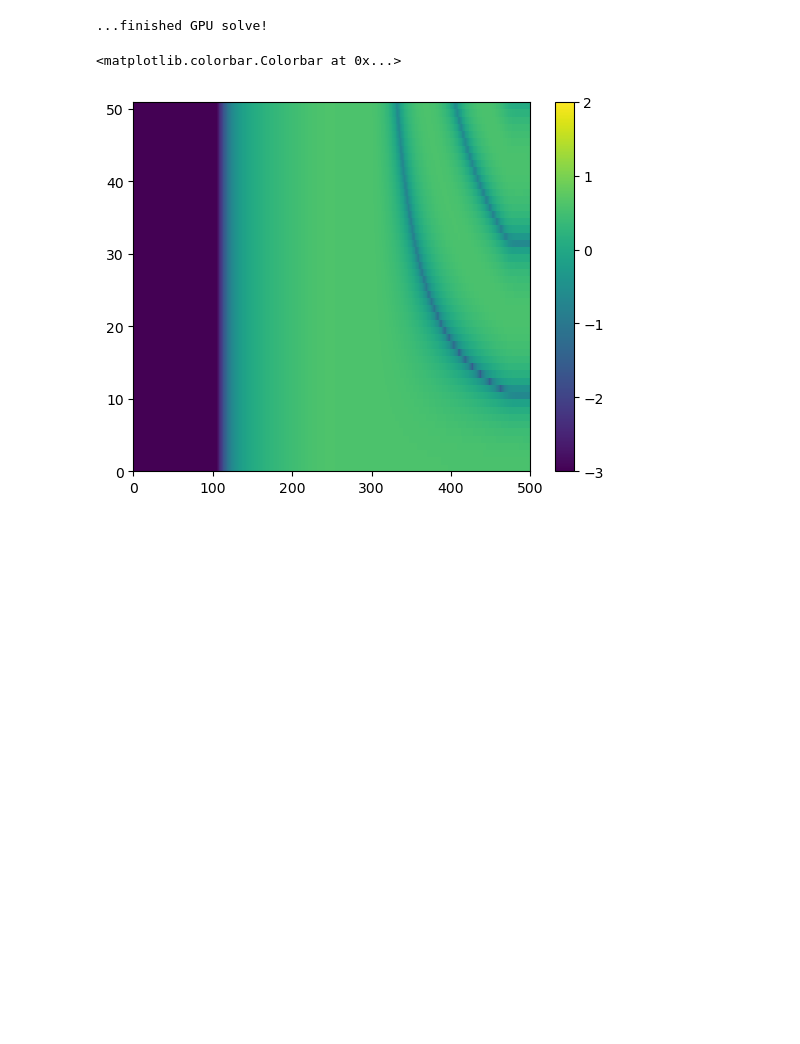
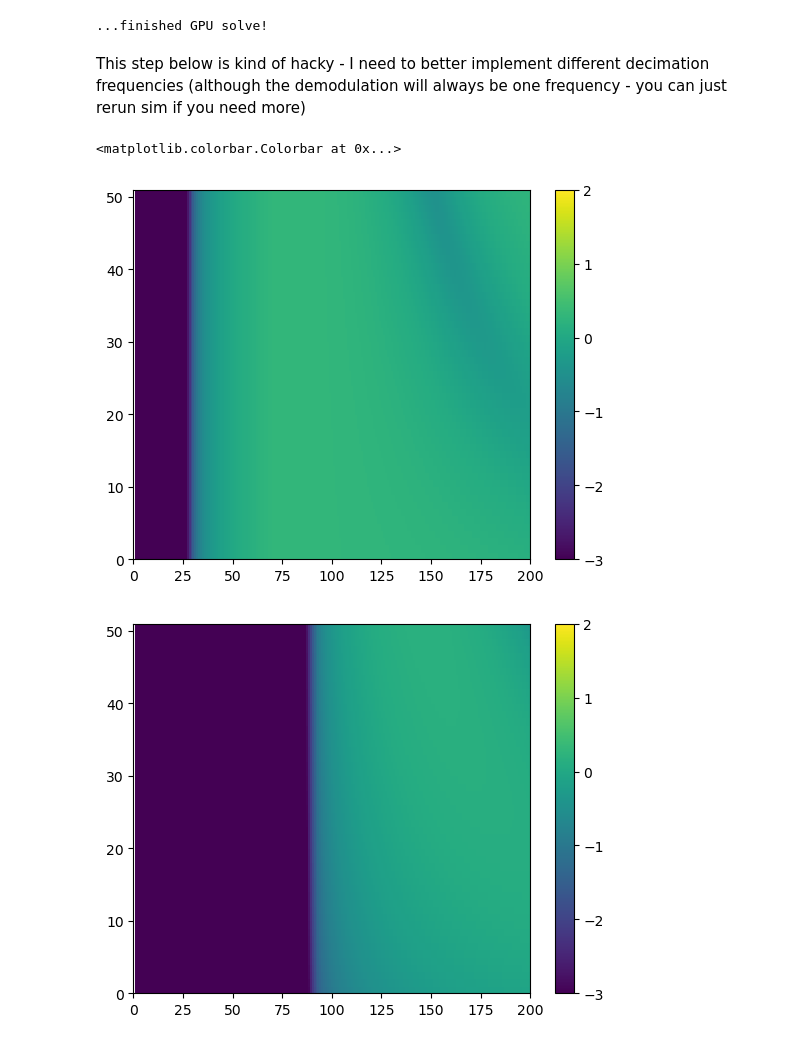
Before and after one commit to borismesits/cuda-cqed, a Jupyter notebook: notebooks/EA_C1_optimization.ipynb, the cells around one changed output. Cells and saved outputs as stored; diff of their text form; code cells hidden in the pictures; blank space fills up the shorter version.

```diff
--- a/notebooks/EA_C1_optimization.ipynb
+++ b/notebooks/EA_C1_optimization.ipynb
@@ -118,24 +116,38 @@ I, Q, t = sim.solve()
 Simulation validation success!
 Running GPU solve...
 ...finished GPU solve!
+# %% [markdown]
+This step below is kind of hacky - I need to better implement different decimation frequencies (although the demodulation will always be one frequency - you can just rerun sim if you need more)
+# %%
+Id = I[:,:,:,:,:,0::3]
+Qd = Q[:,:,:,:,:,0::3]
+td = t[:,:,:,:,0::3]
 # %%
-a_nbar = np.sqrt(I[4,:]**2+Q[4,:]**2)
-b_nbar = np.sqrt(I[6,:]**2+Q[6,:]**2)
-c_nbar = np.sqrt(I[8,:]**2+Q[8,:]**2)
+a_nbar = np.sqrt(Id[4,:]**2+Qd[4,:]**2)
+b_nbar = np.sqrt(Id[6,:]**2+Qd[6,:]**2)
 
-a_separation = np.sqrt((I[4,:,:,1,:]-I[4,:,:,0,:])**2 + (Q[4,:,:,1,:]-Q[4,:,:,0,:])**2)
-b_separation = np.sqrt((I[6,:,:,1,:]-I[6,:,:,0,:])**2 + (Q[6,:,:,1,:]-Q[6,:,:,0,:])**2)
-# c_separation = np.sqrt((I[8,:,1,:]-I[8,:,0,:])**2 + (Q[8,:,1,:]-Q[8,:,0,:])**2)
+a_separation = np.sqrt((Id[4,:,:,1,:,:]-Id[4,:,:,0,:,:])**2 + (Qd[4,:,:,1,:,:]-Qd[4,:,:,0,:,:])**2)
+b_separation = np.sqrt((Id[6,:,:,1,:,:]-Id[6,:,:,0,:,:])**2 + (Qd[6,:,:,1,:,:]-Qd[6,:,:,0,:,:])**2)
 
-logchi = SimpleSim.paramsweep_dict['logchi'] - np.log10(2*pi)
-logka = SimpleSim.paramsweep_dict['logka'] - np.log10(2*pi)
+logchi = sim.paramsweep_dict['logchi']
+logka = sim.paramsweep_dict['logka']
+amplC1 = sim.paramsweep_dict['amplC1']
+
+logchi_i = 28
+logka_i = 10
+qb_state = 0
 
 plt.figure(4)
-plt.pcolor(np.log10(a_nbar[10,10,0,:, :]+a_nbar[10,10,1,:, :]), vmin=-3, vmax=2)
+plt.pcolor(np.log10(a_nbar[logchi_i,logka_i,qb_state,:, :]), vmin=-3, vmax=2)
+plt.colorbar()
+
+plt.figure(5)
+plt.pcolor(np.log10(b_nbar[logchi_i,logka_i,qb_state,:, :]), vmin=-3, vmax=2)
 plt.colorbar()
 
 # plt.figure(4)
 # plt.plot(np.log10(a_nbar[10,10,0,:, -1]+a_nbar[10,10,1,:, -1]))
 # %% [output]
 <matplotlib.colorbar.Colorbar at 0x...>
-[figure, old version]
+[figure, new version]
+[figure, added]
```
Also changed, not shown: parts of 15 cells of this notebook, 12 other files.
